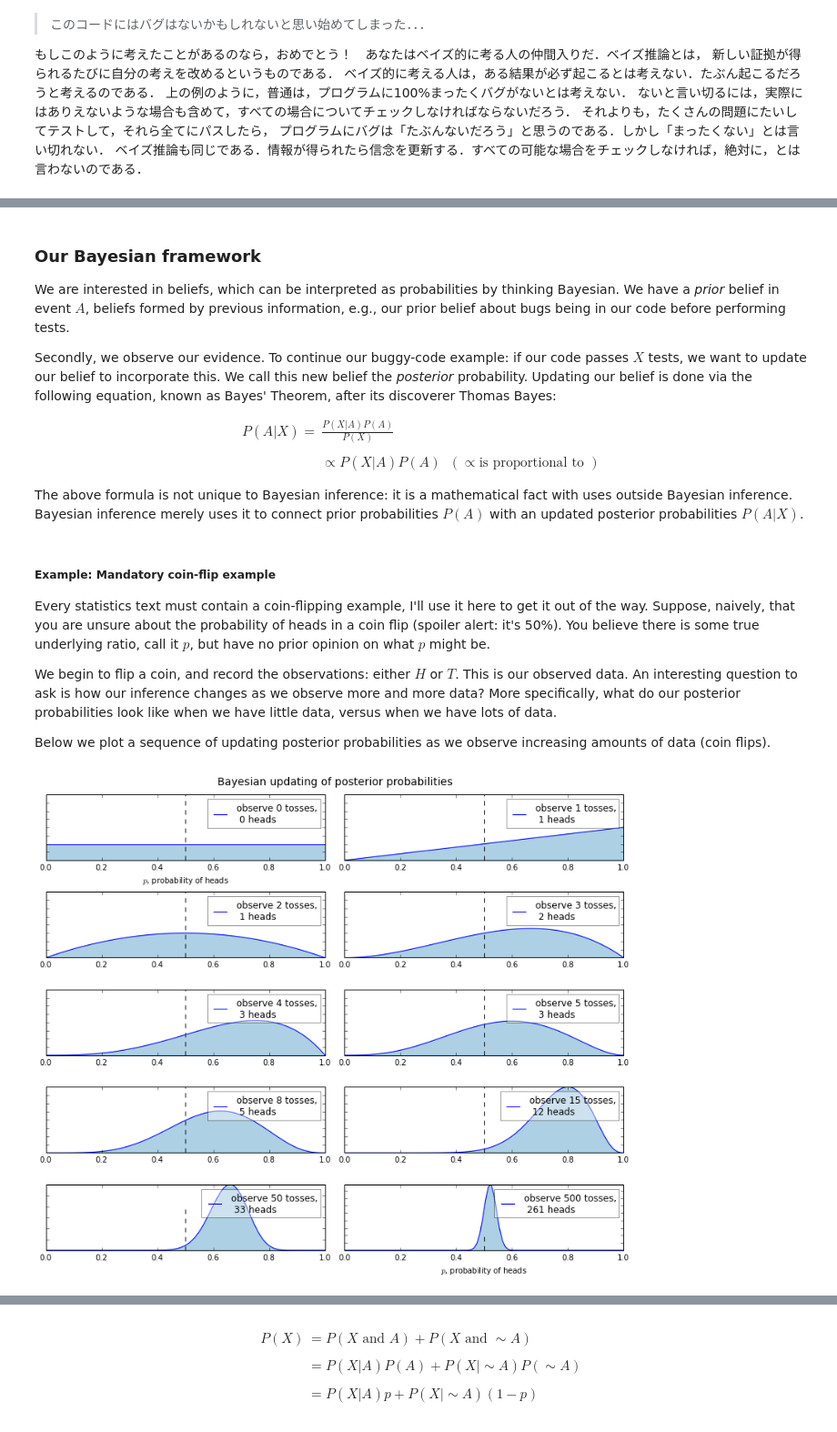
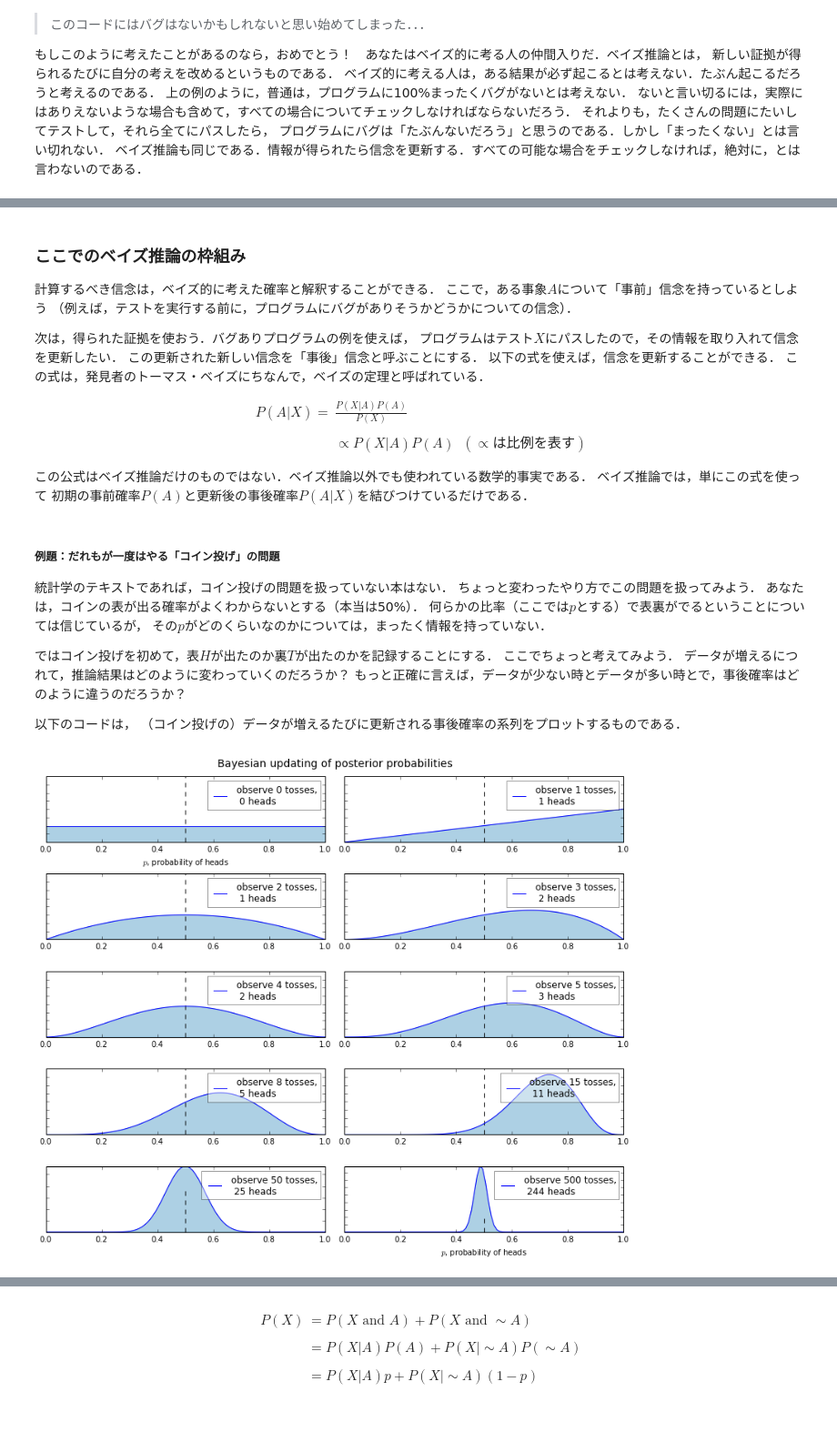
Before and after one commit to tttamaki/Probabilistic-Programming-and-Bayesian-Methods-for-Hackers, a Jupyter notebook: Chapter1_Introduction/Chapter1_Introduction.ipynb, the cells around one changed output, grey strips where cells are left out. Shown at 91% size. Drawn from its saved outputs; the diff is of its cells as text; code cells hidden in the pictures.

```diff
--- a/Chapter1_Introduction/Chapter1_Introduction.ipynb
+++ b/Chapter1_Introduction/Chapter1_Introduction.ipynb
@@ -179,42 +314,86 @@ The much more difficult analytic problems involve *medium data* and, especially
 # %% [markdown]
+### ここでのベイズ推論の枠組み
+<!--
 ### Our Bayesian framework
+-->
 
+
+計算するべき信念は，ベイズ的に考えた確率と解釈することができる．
+ここで，ある事象$A$について「事前」信念を持っているとしよう
+（例えば，テストを実行する前に，プログラムにバグがありそうかどうかについての信念）．
+
+<!--
 We are interested in beliefs, which can be interpreted as probabilities by thinking Bayesian. We have a *prior* belief in event $A$, beliefs formed by previous information, e.g., our prior belief about bugs being in our code before performing tests.
+-->
 
+次は，得られた証拠を使おう．バグありプログラムの例を使えば，
+プログラムはテスト$X$にパスしたので，その情報を取り入れて信念を更新したい．
+この更新された新しい信念を「事後」信念と呼ぶことにする．
+以下の式を使えば，信念を更新することができる．
+この式は，発見者のトーマス・ベイズにちなんで，ベイズの定理と呼ばれている．
+<!--
 Secondly, we observe our evidence. To continue our buggy-code example: if our code passes $X$ tests, we want to update our belief to incorporate this. We call this new belief the *posterior* probability. Updating our belief is done via the following equation, known as Bayes' Theorem, after its discoverer Thomas Bayes:
+-->
 
 \begin{align}
  P( A | X ) = & \frac{ P(X | A) P(A) } {P(X) } \\\\[5pt]
-& \propto P(X | A) P(A)\;\; (\propto \text{is proportional to } )
+& \propto P(X | A) P(A)\;\; (\propto \text{は比例を表す} )
 \end{align}
 
+<!--
+ P( A | X ) = & \frac{ P(X | A) P(A) } {P(X) } \\\\[5pt]
+& \propto P(X | A) P(A)\;\; (\propto \text{is proportional to } )
+-->
+
+この公式はベイズ推論だけのものではない．ベイズ推論以外でも使われている数学的事実である．
+ベイズ推論では，単にこの式を使って
+初期の事前確率$P(A)$と更新後の事後確率$P(A | X)$を結びつけているだけである．
+<!--
 The above formula is not unique to Bayesian inference: it is a mathematical fact with uses outside Bayesian inference. Bayesian inference merely uses it to connect prior probabilities $P(A)$ with an updated posterior probabilities $P(A | X )$.
+-->
 # %% [markdown]
+##### 例題：だれもが一度はやる「コイン投げ」の問題
+<!--
 ##### Example: Mandatory coin-flip example
+-->
 
+統計学のテキストであれば，コイン投げの問題を扱っていない本はない．
+ちょっと変わったやり方でこの問題を扱ってみよう．
+あなたは，コインの表が出る確率がよくわからないとする（本当は50%）．
+何らかの比率（ここでは$p$とする）で表裏がでるということについては信じているが，
+その$p$がどのくらいなのかについては，まったく情報を持っていない．
+<!--
 Every statistics text must contain a coin-flipping example, I'll use it here to get it out of the way. Suppose, naively, that you are unsure about the probability of heads in a coin flip (spoiler alert: it's 50%). You believe there is some true underlying ratio, call it $p$, but have no prior opinion on what $p$ might be.
+-->
 
+ではコイン投げを初めて，表$H$が出たのか裏$T$が出たのかを記録することにする．
+ここでちょっと考えてみよう．
+データが増えるにつれて，推論結果はどのように変わっていくのだろうか？
+もっと正確に言えば，データが少ない時とデータが多い時とで，事後確率はどのように違うのだろうか？
+<!--
 We begin to flip a coin, and record the observations: either $H$ or $T$. This is our observed data. An interesting question to ask is how our inference changes as we observe more and more data? More specifically, what do our posterior probabilities look like when we have little data, versus when we have lots of data.
+-->
 
+以下のコードは，
+（コイン投げの）データが増えるたびに更新される事後確率の系列をプロットするものである．
+<!--
 Below we plot a sequence of updating posterior probabilities as we observe increasing amounts of data (coin flips).
+-->
 # %%
 """
-The book uses a custom matplotlibrc file, which provides the unique styles for
-matplotlib plots. If executing this book, and you wish to use the book's
-styling, provided are two options:
-    1. Overwrite your own matplotlibrc file with the rc-file provided in the
-       book's styles/ dir. See http://matplotlib.org/users/customizing.html
-    2. Also in the styles is  bmh_matplotlibrc.json file. This can be used to
-       update the styles in only this notebook. Try running the following code:
-
+本書ではmatplotlibのグラフのスタイルを変更するために，matplotlibrcファイルをカスタマイズしている．
+本書を実行して，本書のスタイルを使いたいのであれば，以下の2つの方法がある．
+    1. 本書の style/ ディレクトリにあるrcフィアルで，自分の環境のmatplotlibrcを書き換える．
+       http://matplotlib.org/users/customizing.htmlを参照．
+    2. スタイルはbmh_matplotlibrc.jsonファイルにもある．これを使って以下のコードを実行すれば，
+       本書にだけスタイルを適用することができる．
         import json
         s = json.load( open("../styles/bmh_matplotlibrc.json") )
         matplotlib.rcParams.update(s)
-
 """
 
-# The code below can be passed over, as it is currently not important, plus it
-# uses advanced topics we have not covered yet. LOOK AT PICTURE, MICHAEL!
+# 以下のコードは読み飛ばして構わない．ここではあまり重要ではないし，
+# まだ説明していない進んだ内容も含んでいる．その下のグラフを見て！
 %matplotlib inline
 from IPython.core.pylabtools import figsize
 import numpy as np
@@ -222,35 +401,36 @@ from matplotlib import pyplot as plt
 figsize(11, 9)
 
 import scipy.stats as stats
 
 dist = stats.beta
 n_trials = [0, 1, 2, 3, 4, 5, 8, 15, 50, 500]
 data = stats.bernoulli.rvs(0.5, size=n_trials[-1])
 x = np.linspace(0, 1, 100)
 
 
-# For the already prepared, I'm using Binomial's conj. prior.
+# 分かっている人へ：ここでは二項分布の共役事前分布を使っている．
 for k, N in enumerate(n_trials):
     sx = plt.subplot(len(n_trials) / 2, 2, k + 1)
+    # u"$p$, 表が出る確率"
     plt.xlabel("$p$, probability of heads") \
         if k in [0, len(n_trials) - 1] else None
     plt.setp(sx.get_yticklabels(), visible=False)
     heads = data[:N].sum()
     y = dist.pdf(x, 1 + heads, 1 + N - heads)
-    plt.plot(x, y, label="observe %d tosses,\n %d heads" % (N, heads))
+    plt.plot(x, y, label="observe %d tosses,\n %d heads" % (N, heads)) # u"%d回投げて, \n 表は%d回"
     plt.fill_between(x, 0, y, color="#348ABD", alpha=0.4)
     plt.vlines(0.5, 0, 4, color="k", linestyles="--", lw=1)
 
     leg = plt.legend()
     leg.get_frame().set_alpha(0.4)
     plt.autoscale(tight=True)
 
 
-plt.suptitle("Bayesian updating of posterior probabilities", # ベイズ推論による事後確率の更新
+plt.suptitle("Bayesian updating of posterior probabilities", # u"ベイズ推論による事後確率の更新"
              y=1.02,
              fontsize=14)
 
 plt.tight_layout()
 # %% [output]
-[figure, old version]
+[figure, new version]
 # %% [markdown]
```
Also changed, not shown: parts of 16 cells of this notebook.
